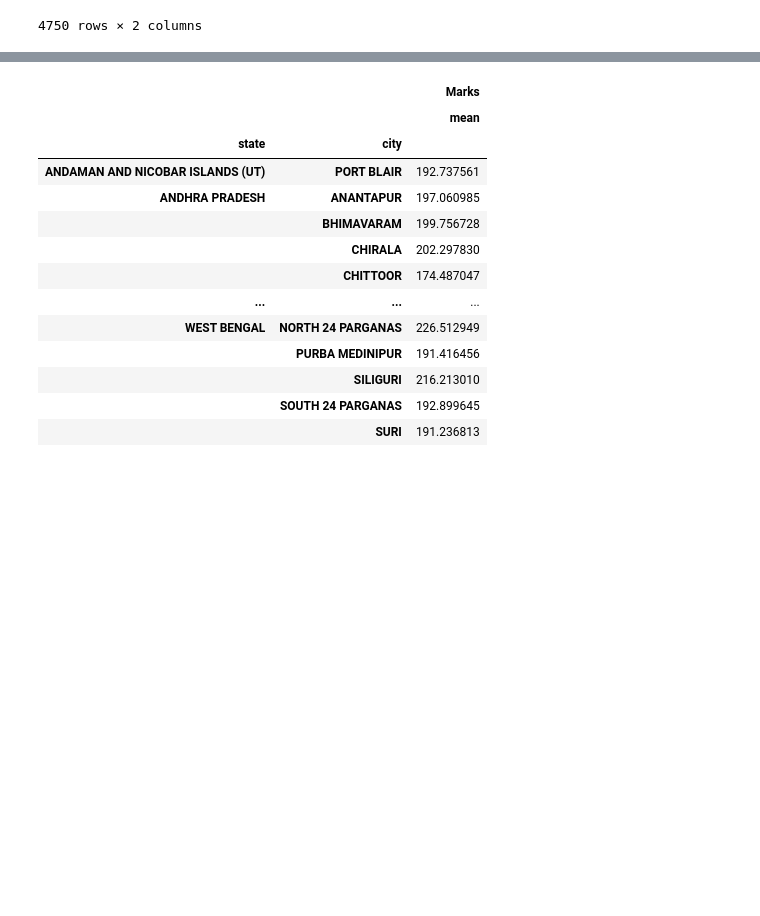
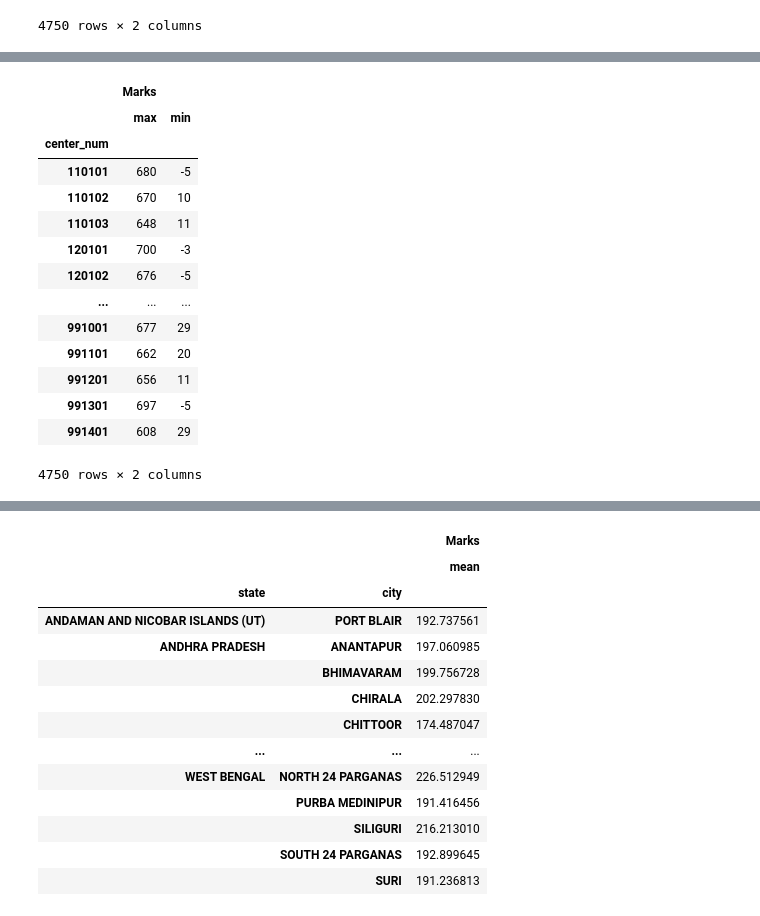
Before and after one commit to paramcgwala-crypto/param_pythonand_ml_turtle_graphic_proper_notation, a Jupyter notebook: basic_Tradition_programing_python/all_neet_marks_2607.ipynb, the cells around one changed output, grey strips where cells are left out. Drawn from its saved outputs; the diff is of its cells as text; code cells hidden in the pictures; blank space fills up the shorter version.

```diff
--- a/basic_Tradition_programing_python/all_neet_marks_2607.ipynb
+++ b/basic_Tradition_programing_python/all_neet_marks_2607.ipynb
@@ -123,0 +250,18 @@ df.groupby(['state','city',cen]).agg({'Marks':['mean','count']})
+# %%
+df.groupby(['center_num']).agg({'Marks':['max','min']})
+# %% [output]
+|  | Marks |  |
+|  | max | min |
+| center_num |  |  |
+| 110101 | 680 | -5 |
+| 110102 | 670 | 10 |
+| 110103 | 648 | 11 |
+| 120101 | 700 | -3 |
+| 120102 | 676 | -5 |
+| ... | ... | ... |
+| 991001 | 677 | 29 |
+| 991101 | 662 | 20 |
+| 991201 | 656 | 11 |
+| 991301 | 697 | -5 |
+| 991401 | 608 | 29 |
+4750 rows × 2 columns
```
Also changed, not shown: parts of 12 cells of this notebook.
